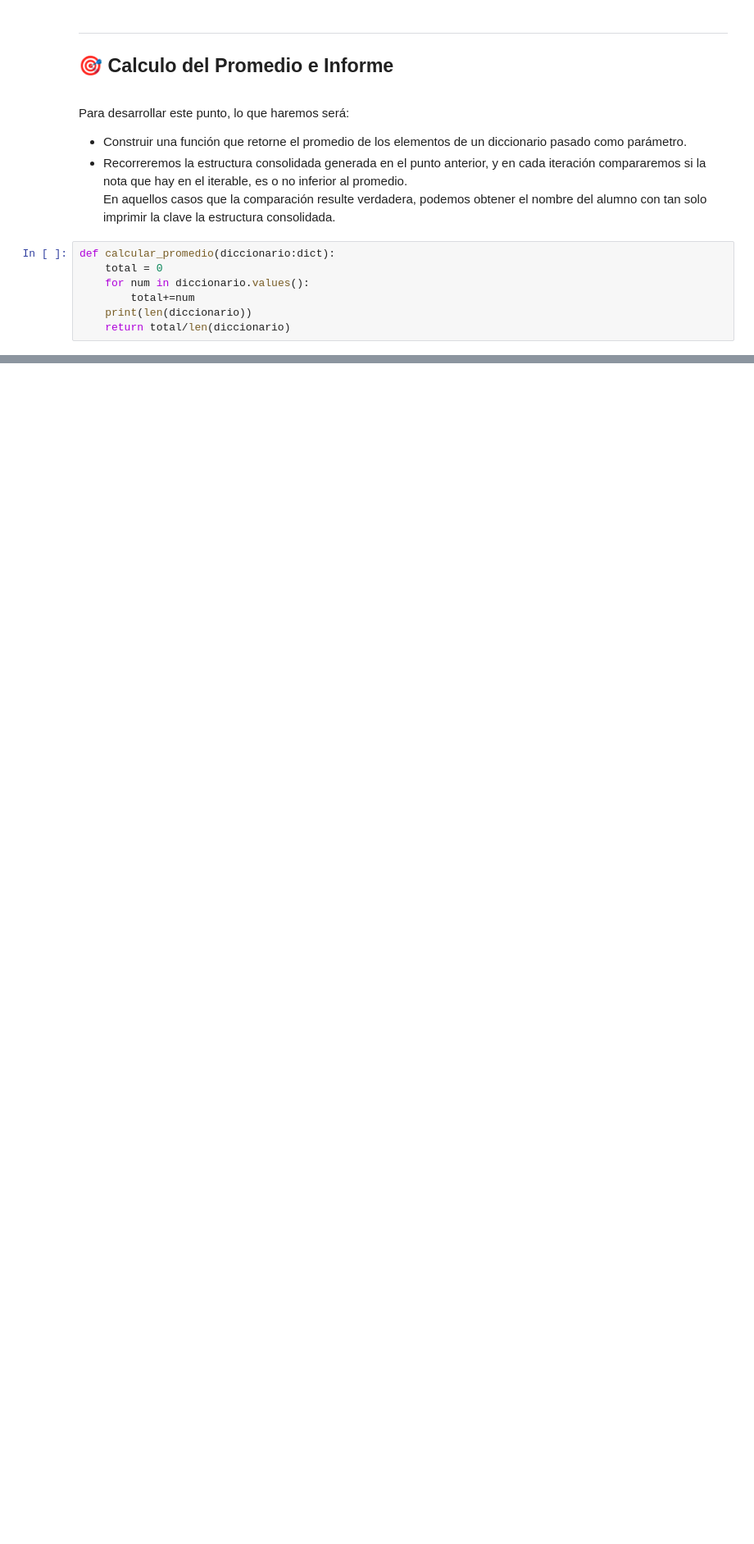
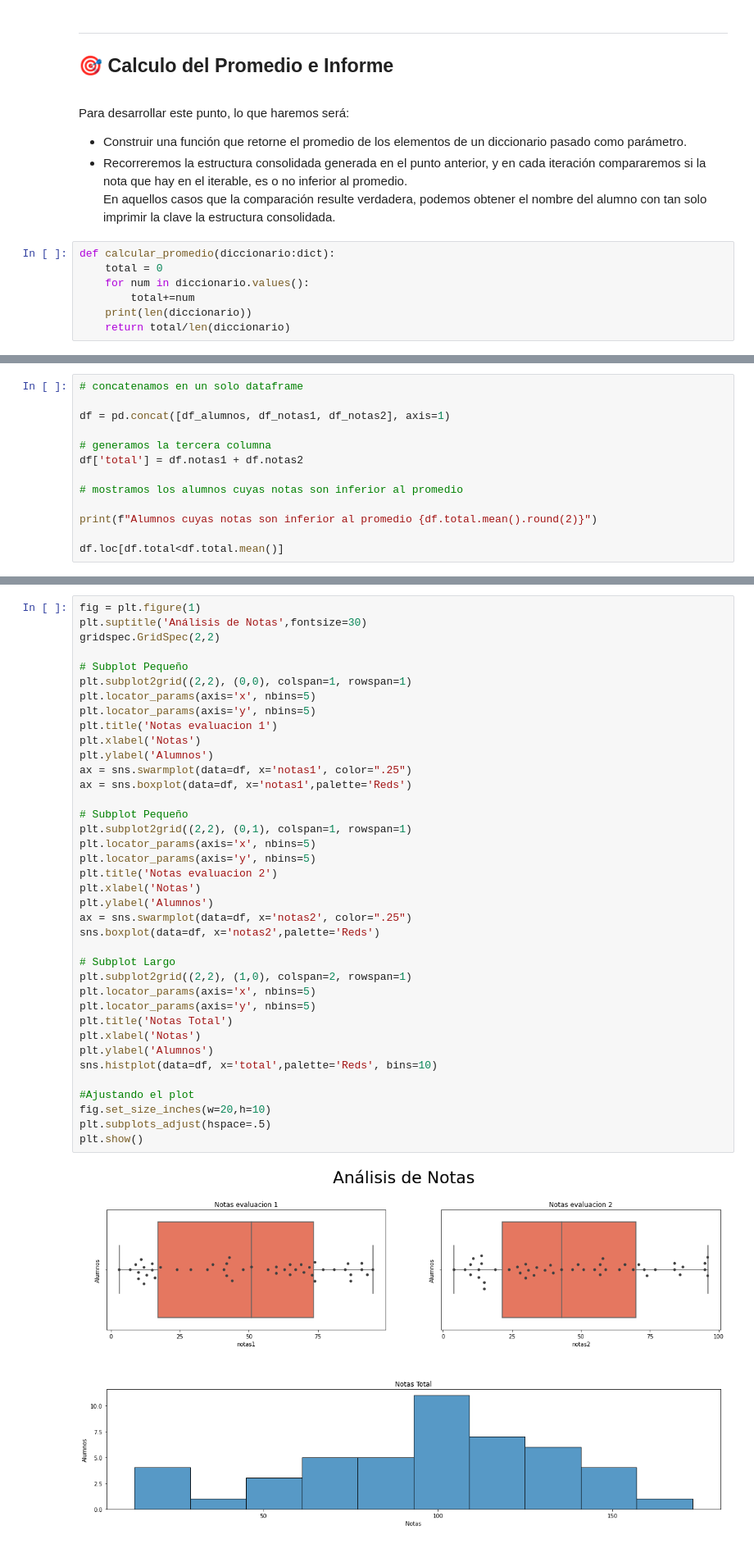
Before and after one commit to juansirai/SeminarioPython, a Jupyter notebook: Practica 2/Segunda Entrega/Ejercicio 10/ejercicio10.ipynb, the cells around one changed output, grey strips where cells are left out. Shown at 82% size. Cells and saved outputs as stored; diff of their text form; blank space fills up the shorter version.

```diff
--- a/Practica 2/Segunda Entrega/Ejercicio 10/ejercicio10.ipynb
+++ b/Practica 2/Segunda Entrega/Ejercicio 10/ejercicio10.ipynb
@@ -206,0 +226,13 @@ Los siguientes alumnos obtuvieron notas inferiores al promedio de 93.25:
+# %%
+# concatenamos en un solo dataframe
+
+df = pd.concat([df_alumnos, df_notas1, df_notas2], axis=1)
+
+# generamos la tercera columna
+df['total'] = df.notas1 + df.notas2
+
+# mostramos los alumnos cuyas notas son inferior al promedio
+
+print(f"Alumnos cuyas notas son inferior al promedio {df.total.mean().round(2)}")
+
+df.loc[df.total<df.total.mean()]
@@ -206,0 +266,40 @@ Los siguientes alumnos obtuvieron notas inferiores al promedio de 93.25:
+# %%
+fig = plt.figure(1)
+plt.suptitle('Análisis de Notas',fontsize=30)
+gridspec.GridSpec(2,2)
+
+# Subplot Pequeño
+plt.subplot2grid((2,2), (0,0), colspan=1, rowspan=1)
+plt.locator_params(axis='x', nbins=5)
+plt.locator_params(axis='y', nbins=5)
+plt.title('Notas evaluacion 1')
+plt.xlabel('Notas')
+plt.ylabel('Alumnos')
+ax = sns.swarmplot(data=df, x='notas1', color=".25")
+ax = sns.boxplot(data=df, x='notas1',palette='Reds')
+
+# Subplot Pequeño
+plt.subplot2grid((2,2), (0,1), colspan=1, rowspan=1)
+plt.locator_params(axis='x', nbins=5)
+plt.locator_params(axis='y', nbins=5)
+plt.title('Notas evaluacion 2')
+plt.xlabel('Notas')
+plt.ylabel('Alumnos')
+ax = sns.swarmplot(data=df, x='notas2', color=".25")
+sns.boxplot(data=df, x='notas2',palette='Reds')
+
+# Subplot Largo
+plt.subplot2grid((2,2), (1,0), colspan=2, rowspan=1)
+plt.locator_params(axis='x', nbins=5)
+plt.locator_params(axis='y', nbins=5)
+plt.title('Notas Total')
+plt.xlabel('Notas')
+plt.ylabel('Alumnos')
+sns.histplot(data=df, x='total',palette='Reds', bins=10)
+
+#Ajustando el plot
+fig.set_size_inches(w=20,h=10)
+plt.subplots_adjust(hspace=.5)
+plt.show()
+# %% [output]
+[figure, added]
```
Also changed, not shown: parts of 12 cells of this notebook.
